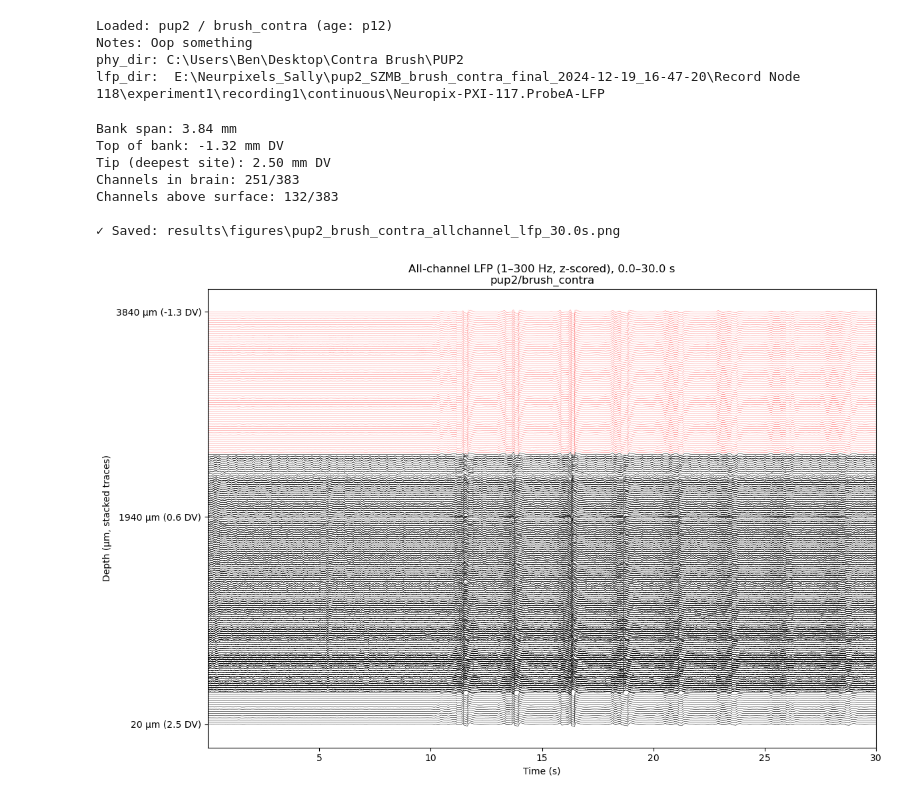
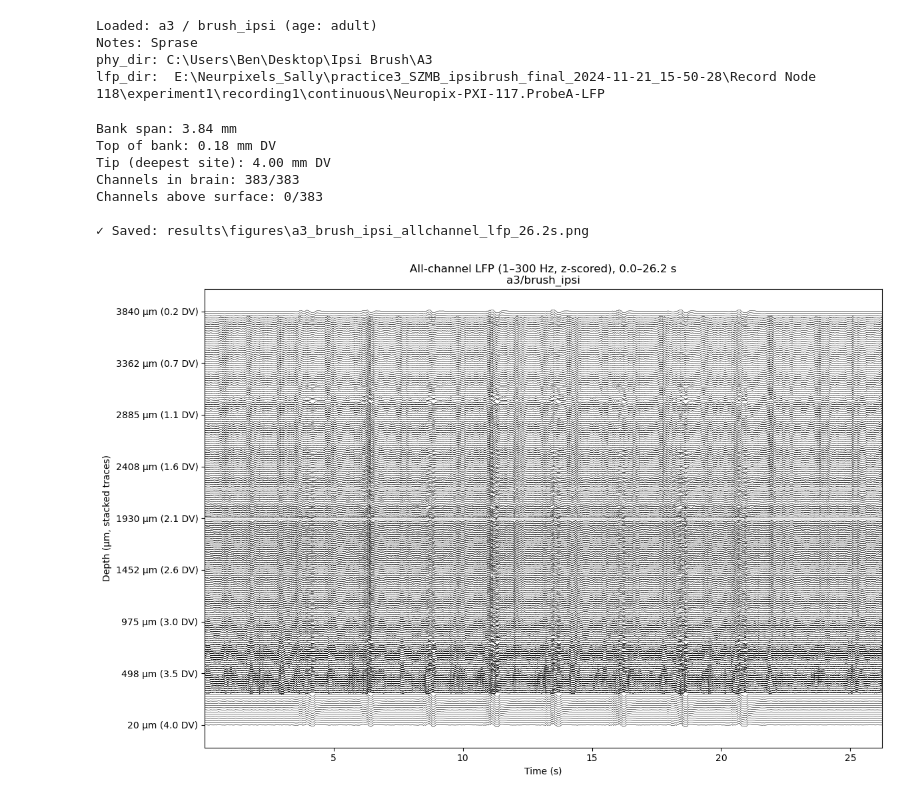
Before and after one commit to BenVengerik/NPA, a Jupyter notebook: LFP.ipynb, the cells around one changed output. Drawn from its saved outputs; the diff is of its cells as text; code cells hidden in the pictures.

Commit message:
Better graphs (more y ticks LFP, cortex above thalamus in raster)

```diff
--- a/LFP.ipynb
+++ b/LFP.ipynb
@@ -6,8 +6,8 @@ import pandas as pd
 from scipy.signal import butter, filtfilt, decimate
 # %%
 # ===== SESSION SELECTION =====
-SESSION = "pup2"         # animal id
-STIM = "brush_contra"  # stim type
+SESSION = "a3"         # animal id
+STIM = "brush_ipsi"  # stim type
 # =============================
 
 
@@ -57,10 +57,10 @@ print(f"Notes: {notes}")
 print(f"phy_dir: {phy_dir}")
 print(f"lfp_dir:  {lfp_dir}")
 # %% [output]
-Loaded: pup2 / brush_contra (age: p12)
-Notes: Oop something
-phy_dir: C:\Users\Ben\Desktop\Contra Brush\PUP2
-lfp_dir:  E:\Neurpixels_Sally\pup2_SZMB_brush_contra_final_2024-12-19_16-47-20\Record Node 118\experiment1\recording1\continuous\Neuropix-PXI-117.ProbeA-LFP
+Loaded: a3 / brush_ipsi (age: adult)
+Notes: Sprase
+phy_dir: C:\Users\Ben\Desktop\Ipsi Brush\A3
+lfp_dir:  E:\Neurpixels_Sally\practice3_SZMB_ipsibrush_final_2024-11-21_15-50-28\Record Node 118\experiment1\recording1\continuous\Neuropix-PXI-117.ProbeA-LFP
 # %%
 # Parameters
 t0, twin = 0.0, 30.0  # Time window in seconds
@@ -211,46 +211,54 @@ for i in range(Y.shape[1]):
 ax.set_xlim(t[0], t[-1])
 
 # Y-axis labels: show both relative µm and absolute DV (if available)
-yticks_pos = [offsets[0], offsets[len(offsets)//2], offsets[-1]]
+n_yticks = 9  # adjust how many ticks you want
+if offsets.size == 0:
+    yticks_pos = []
+else:
+    yticks_pos = np.linspace(float(offsets.min()), float(offsets.max()), n_yticks)
+
+# Map offsets back to depths (µm)
+# offsets = ((depths_sel - dmin) / (dmax - dmin)) * vertical_span
+vertical_span = float(offsets.max() - offsets.min()) if offsets.max() != offsets.min() else 1.0
+depths_ticks = dmin + ( (yticks_pos - offsets.min()) / vertical_span ) * (dmax - dmin)
+
 if dv_sel is not None:
-    yticks_lab = [
-        f"{int(depths_sel[0])} µm ({dv_sel[0]:.1f} DV)",
-        f"{int(depths_sel[len(offsets)//2])} µm ({dv_sel[len(offsets)//2]:.1f} DV)",
-        f"{int(depths_sel[-1])} µm ({dv_sel[-1]:.1f} DV)"
-    ]
+    # interpolate DV values at the tick offsets
+    dv_ticks = np.interp(yticks_pos, offsets, dv_sel)
+    yticks_lab = [f"{int(np.round(d))} µm ({dv:.1f} DV)" for d, dv in zip(depths_ticks, dv_ticks)]
 else:
-    yticks_lab = [f"{int(depths_sel[0])} µm", f"{int(depths_sel[len(offsets)//2])} µm", f"{int(depths_sel[-1])} µm"]
+    yticks_lab = [f"{int(np.round(d))} µm" for d in depths_ticks]
 
 ax.set_yticks(yticks_pos)
 ax.set_yticklabels(yticks_lab)
 ax.set_xlabel("Time (s)")
 ax.set_ylabel("Depth (µm, stacked traces)")
 
 title_str = f"All-channel LFP ({bp_lo}–{bp_hi} Hz, z-scored), {t[0]:.1f}–{t[-1]:.1f} s"
 if dv_channels_mm is not None:
     title_str += f"\n{SESSION}/{STIM}"
 ax.set_title(title_str)
 plt.tight_layout()
 
 
 # ---- Save figure to results folder ----
 out_dir = Path("results/figures")
 out_dir.mkdir(parents=True, exist_ok=True)
 
 # Build descriptive filename
 filename = f"{SESSION}_{STIM}_allchannel_lfp_{t[-1]:.1f}s.png"
 out_path = out_dir / filename
 
 plt.savefig(out_path, dpi=200, bbox_inches="tight")
 print(f"\n✓ Saved: {out_path}")
 
 plt.show()
 # %% [output]
 Bank span: 3.84 mm
-Top of bank: -1.32 mm DV
-Tip (deepest site): 2.50 mm DV
-Channels in brain: 251/383
-Channels above surface: 132/383
+Top of bank: 0.18 mm DV
+Tip (deepest site): 4.00 mm DV
+Channels in brain: 383/383
+Channels above surface: 0/383
 
-✓ Saved: results\figures\pup2_brush_contra_allchannel_lfp_30.0s.png
+✓ Saved: results\figures\a3_brush_ipsi_allchannel_lfp_26.2s.png
-[figure, old version]
+[figure, new version]
```
Also changed, not shown: 1 other file.
